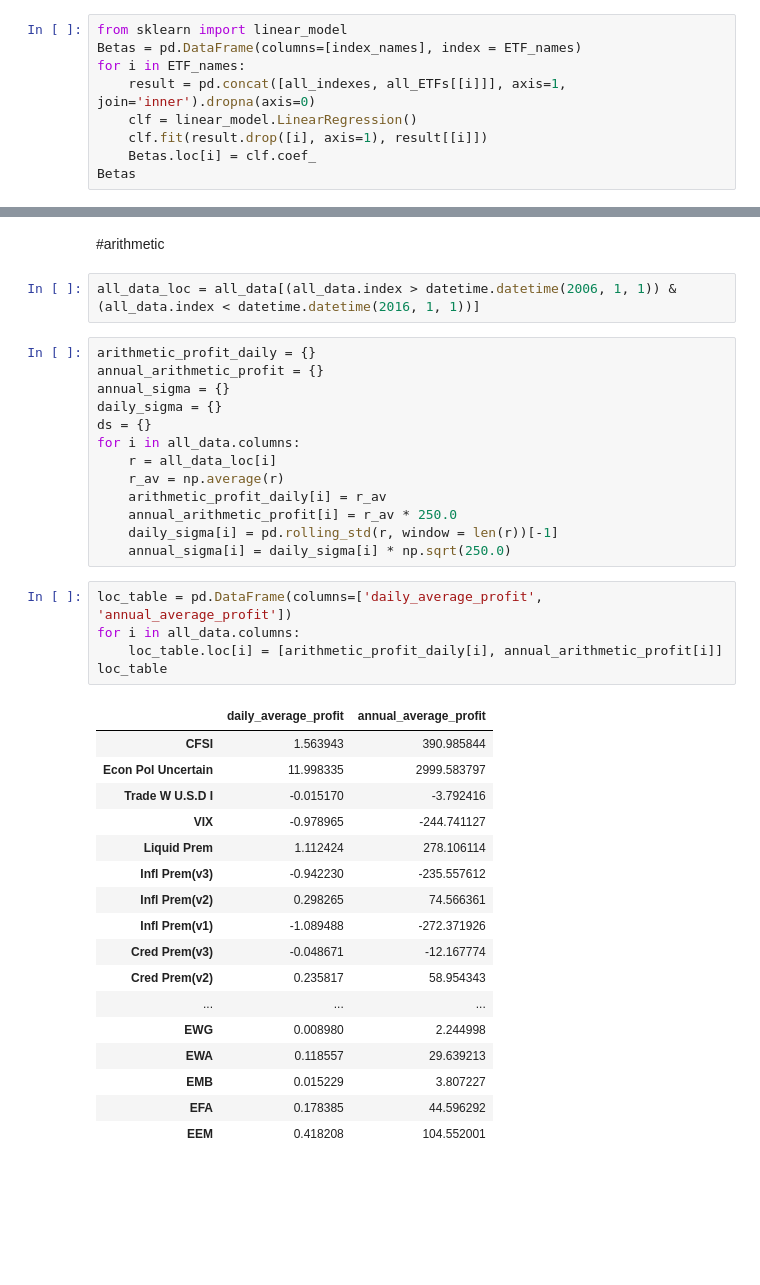
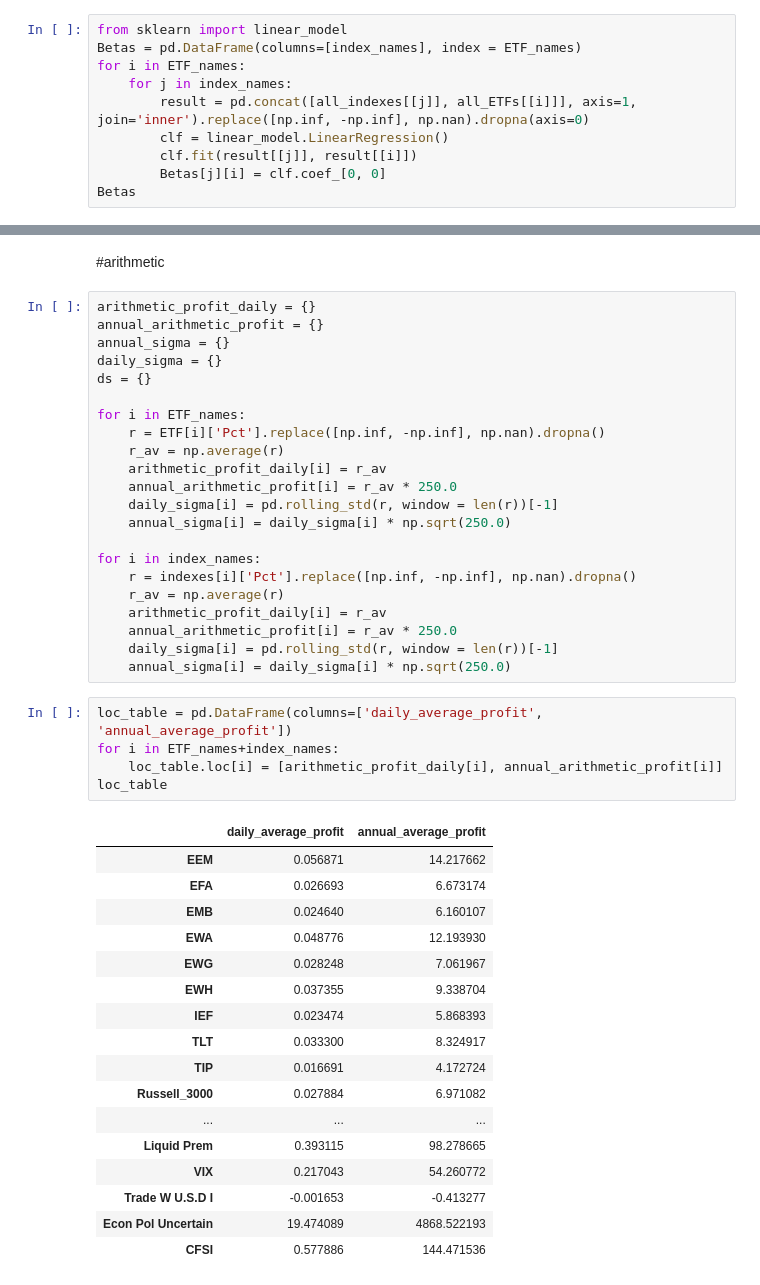
Before and after one commit to AlenkinOleg/Homework, a Jupyter notebook: task_14/Untitled.ipynb, the cells around one changed output, grey strips where cells are left out. Saved outputs shown, nothing was run; the diff lists cells and outputs as text; blank space fills up the shorter version.

```diff
--- a/task_14/Untitled.ipynb
+++ b/task_14/Untitled.ipynb
@@ -96,10 +96,11 @@ for i in ETF_names:
 from sklearn import linear_model
 Betas = pd.DataFrame(columns=[index_names], index = ETF_names)
 for i in ETF_names:
-    result = pd.concat([all_indexes, all_ETFs[[i]]], axis=1, join='inner').dropna(axis=0)
-    clf = linear_model.LinearRegression()
-    clf.fit(result.drop([i], axis=1), result[[i]])
-    Betas.loc[i] = clf.coef_
+    for j in index_names:
+        result = pd.concat([all_indexes[[j]], all_ETFs[[i]]], axis=1, join='inner').replace([np.inf, -np.inf], np.nan).dropna(axis=0)
+        clf = linear_model.LinearRegression()
+        clf.fit(result[[j]], result[[i]])
+        Betas[j][i] = clf.coef_[0, 0]
 Betas
 # %% [output]
 |  | Russell_3000 | UST 2 | UST 5 | UST 10 | BofA | EUR/USD | USD/JPY | oil WTI | GLD | R3000_value | ... |
@@ -148,44 +154,51 @@ all_data.corr()
 # Profitability
 # %% [markdown]
 #arithmetic
-# %%
-all_data_loc = all_data[(all_data.index > datetime.datetime(2006, 1, 1)) & (all_data.index < datetime.datetime(2016, 1, 1))]
 # %%
 arithmetic_profit_daily = {}
 annual_arithmetic_profit = {}
 annual_sigma = {}
 daily_sigma = {}
 ds = {}
-for i in all_data.columns:
-    r = all_data_loc[i]
+
+for i in ETF_names:
+    r = ETF[i]['Pct'].replace([np.inf, -np.inf], np.nan).dropna()
     r_av = np.average(r)
     arithmetic_profit_daily[i] = r_av
     annual_arithmetic_profit[i] = r_av * 250.0
     daily_sigma[i] = pd.rolling_std(r, window = len(r))[-1]
     annual_sigma[i] = daily_sigma[i] * np.sqrt(250.0)
+
+for i in index_names:
+    r = indexes[i]['Pct'].replace([np.inf, -np.inf], np.nan).dropna()
+    r_av = np.average(r)
+    arithmetic_profit_daily[i] = r_av
+    annual_arithmetic_profit[i] = r_av * 250.0
+    daily_sigma[i] = pd.rolling_std(r, window = len(r))[-1]
+    annual_sigma[i] = daily_sigma[i] * np.sqrt(250.0)
 # %%
 loc_table = pd.DataFrame(columns=['daily_average_profit', 'annual_average_profit'])
-for i in all_data.columns:
+for i in ETF_names+index_names:
     loc_table.loc[i] = [arithmetic_profit_daily[i], annual_arithmetic_profit[i]]
 loc_table
 # %% [output]
 |  | daily_average_profit | annual_average_profit |
-| CFSI | 1.563943 | 390.985844 |
-| Econ Pol Uncertain | 11.998335 | 2999.583797 |
-| Trade W U.S.D I | -0.015170 | -3.792416 |
-| VIX | -0.978965 | -244.741127 |
-| Liquid Prem | 1.112424 | 278.106114 |
-| Infl Prem(v3) | -0.942230 | -235.557612 |
-| Infl Prem(v2) | 0.298265 | 74.566361 |
-| Infl Prem(v1) | -1.089488 | -272.371926 |
-| Cred Prem(v3) | -0.048671 | -12.167774 |
-| Cred Prem(v2) | 0.235817 | 58.954343 |
+| EEM | 0.056871 | 14.217662 |
+| EFA | 0.026693 | 6.673174 |
+| EMB | 0.024640 | 6.160107 |
+| EWA | 0.048776 | 12.193930 |
+| EWG | 0.028248 | 7.061967 |
+| EWH | 0.037355 | 9.338704 |
+| IEF | 0.023474 | 5.868393 |
+| TLT | 0.033300 | 8.324917 |
+| TIP | 0.016691 | 4.172724 |
+| Russell_3000 | 0.027884 | 6.971082 |
 | ... | ... | ... |
-| EWG | 0.008980 | 2.244998 |
-| EWA | 0.118557 | 29.639213 |
-| EMB | 0.015229 | 3.807227 |
-| EFA | 0.178385 | 44.596292 |
-| EEM | 0.418208 | 104.552001 |
+| Liquid Prem | 0.393115 | 98.278665 |
+| VIX | 0.217043 | 54.260772 |
+| Trade W U.S.D I | -0.001653 | -0.413277 |
+| Econ Pol Uncertain | 19.474089 | 4868.522193 |
+| CFSI | 0.577886 | 144.471536 |
 # %%
 loc_table = pd.DataFrame(columns=['daily_std', 'annual_std'])
 for i in all_data.columns:
```
Also changed, not shown: parts of 5 cells of this notebook.
